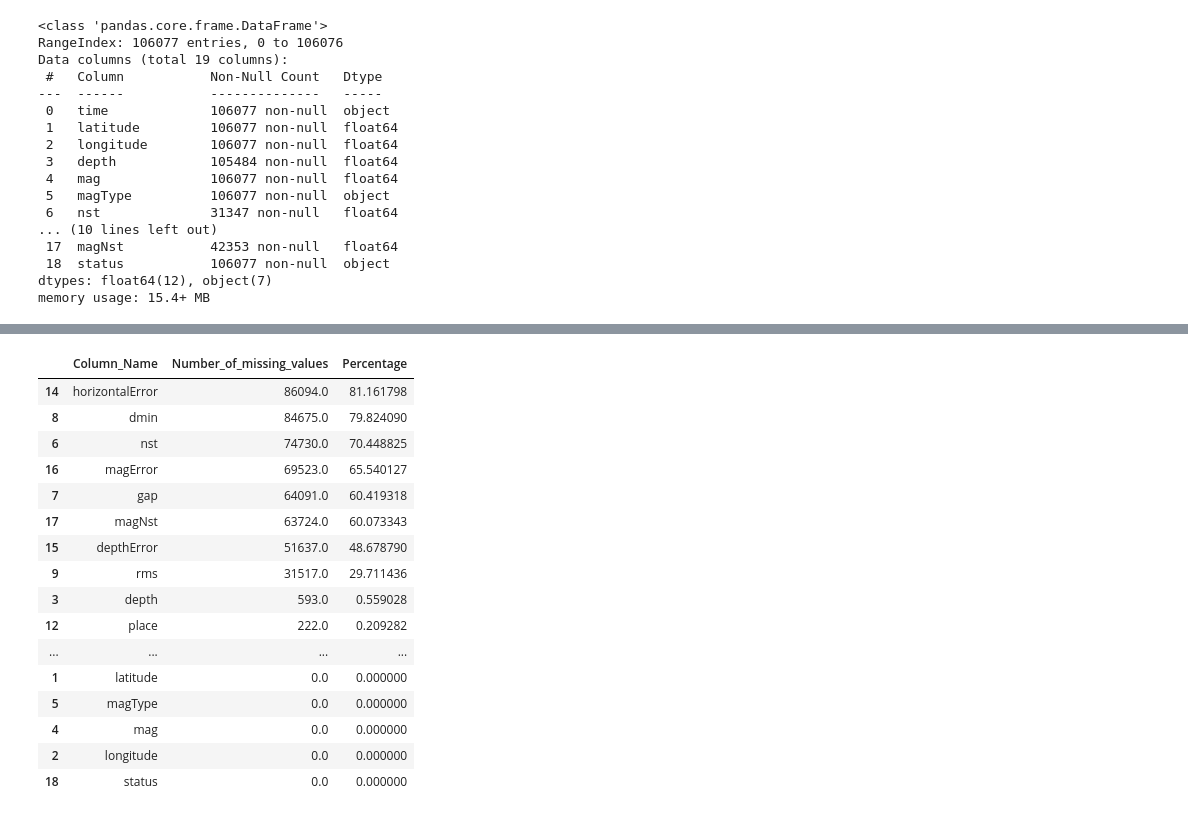
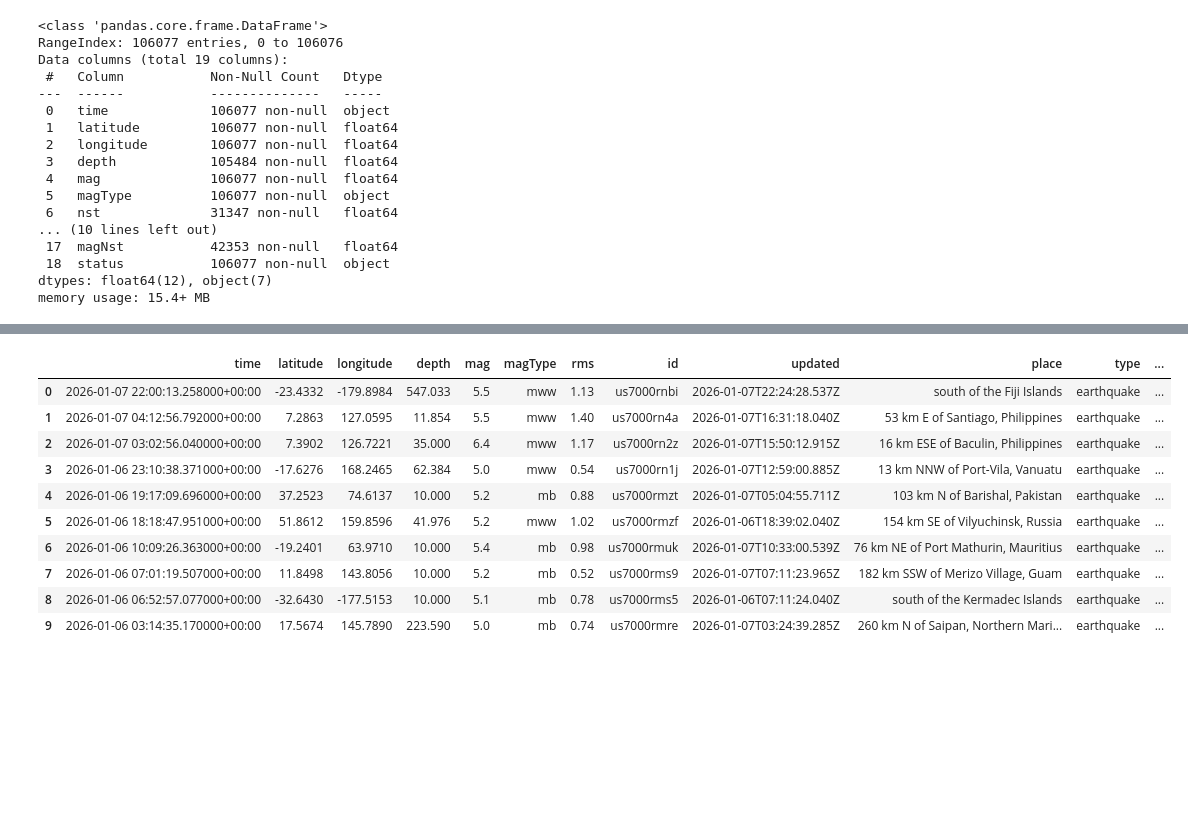
Before and after one commit to M-Atif-ML/python, a Jupyter notebook: pandas/practice2.ipynb, the cells around one changed output, grey strips where cells are left out. Cells and saved outputs as stored; diff of their text form; code cells hidden in the pictures; blank space fills up the shorter version.

```diff
--- a/pandas/practice2.ipynb
+++ b/pandas/practice2.ipynb
@@ -100,20 +101,20 @@ df2
 # %%
-df2.sort_values("Percentage",ascending=False)
+df2 = df2.sort_values("Percentage",ascending=False)
-# %% [output]
-|  | Column_Name | Number_of_missing_values | Percentage |
-| 14 | horizontalError | 86094.0 | 81.161798 |
-| 8 | dmin | 84675.0 | 79.824090 |
-| 6 | nst | 74730.0 | 70.448825 |
-| 16 | magError | 69523.0 | 65.540127 |
-| 7 | gap | 64091.0 | 60.419318 |
-| 17 | magNst | 63724.0 | 60.073343 |
-| 15 | depthError | 51637.0 | 48.678790 |
-| 9 | rms | 31517.0 | 29.711436 |
-| 3 | depth | 593.0 | 0.559028 |
-| 12 | place | 222.0 | 0.209282 |
-| ... | ... | ... | ... |
-| 1 | latitude | 0.0 | 0.000000 |
-| 5 | magType | 0.0 | 0.000000 |
-| 4 | mag | 0.0 | 0.000000 |
-| 2 | longitude | 0.0 | 0.000000 |
-| 18 | status | 0.0 | 0.000000 |
+# %%
+for x in df2.index:
+    if df2.loc[x,"Percentage"] > 60:
+        df.drop(columns = x,inplace =True)
+# %%
+df.head(10)
+# %% [output]
+|  | time | latitude | longitude | depth | mag | magType | rms | id | updated | place | type | ... |
+| 0 | 2026-01-07 22:00:13.258000+00:00 | -23.4332 | -179.8984 | 547.033 | 5.5 | mww | 1.13 | us7000rnbi | 2026-01-07T22:24:28.537Z | south of the Fiji Islands | earthquake | ... |
+| 1 | 2026-01-07 04:12:56.792000+00:00 | 7.2863 | 127.0595 | 11.854 | 5.5 | mww | 1.40 | us7000rn4a | 2026-01-07T16:31:18.040Z | 53 km E of Santiago, Philippines | earthquake | ... |
+| 2 | 2026-01-07 03:02:56.040000+00:00 | 7.3902 | 126.7221 | 35.000 | 6.4 | mww | 1.17 | us7000rn2z | 2026-01-07T15:50:12.915Z | 16 km ESE of Baculin, Philippines | earthquake | ... |
+| 3 | 2026-01-06 23:10:38.371000+00:00 | -17.6276 | 168.2465 | 62.384 | 5.0 | mww | 0.54 | us7000rn1j | 2026-01-07T12:59:00.885Z | 13 km NNW of Port-Vila, Vanuatu | earthquake | ... |
+| 4 | 2026-01-06 19:17:09.696000+00:00 | 37.2523 | 74.6137 | 10.000 | 5.2 | mb | 0.88 | us7000rmzt | 2026-01-07T05:04:55.711Z | 103 km N of Barishal, Pakistan | earthquake | ... |
+| 5 | 2026-01-06 18:18:47.951000+00:00 | 51.8612 | 159.8596 | 41.976 | 5.2 | mww | 1.02 | us7000rmzf | 2026-01-06T18:39:02.040Z | 154 km SE of Vilyuchinsk, Russia | earthquake | ... |
+| 6 | 2026-01-06 10:09:26.363000+00:00 | -19.2401 | 63.9710 | 10.000 | 5.4 | mb | 0.98 | us7000rmuk | 2026-01-07T10:33:00.539Z | 76 km NE of Port Mathurin, Mauritius | earthquake | ... |
+| 7 | 2026-01-06 07:01:19.507000+00:00 | 11.8498 | 143.8056 | 10.000 | 5.2 | mb | 0.52 | us7000rms9 | 2026-01-07T07:11:23.965Z | 182 km SSW of Merizo Village, Guam | earthquake | ... |
+| 8 | 2026-01-06 06:52:57.077000+00:00 | -32.6430 | -177.5153 | 10.000 | 5.1 | mb | 0.78 | us7000rms5 | 2026-01-06T07:11:24.040Z | south of the Kermadec Islands | earthquake | ... |
+| 9 | 2026-01-06 03:14:35.170000+00:00 | 17.5674 | 145.7890 | 223.590 | 5.0 | mb | 0.74 | us7000rmre | 2026-01-07T03:24:39.285Z | 260 km N of Saipan, Northern Mari... | earthquake | ... |
```
Also changed, not shown: parts of 2 cells of this notebook, 3 other files.
